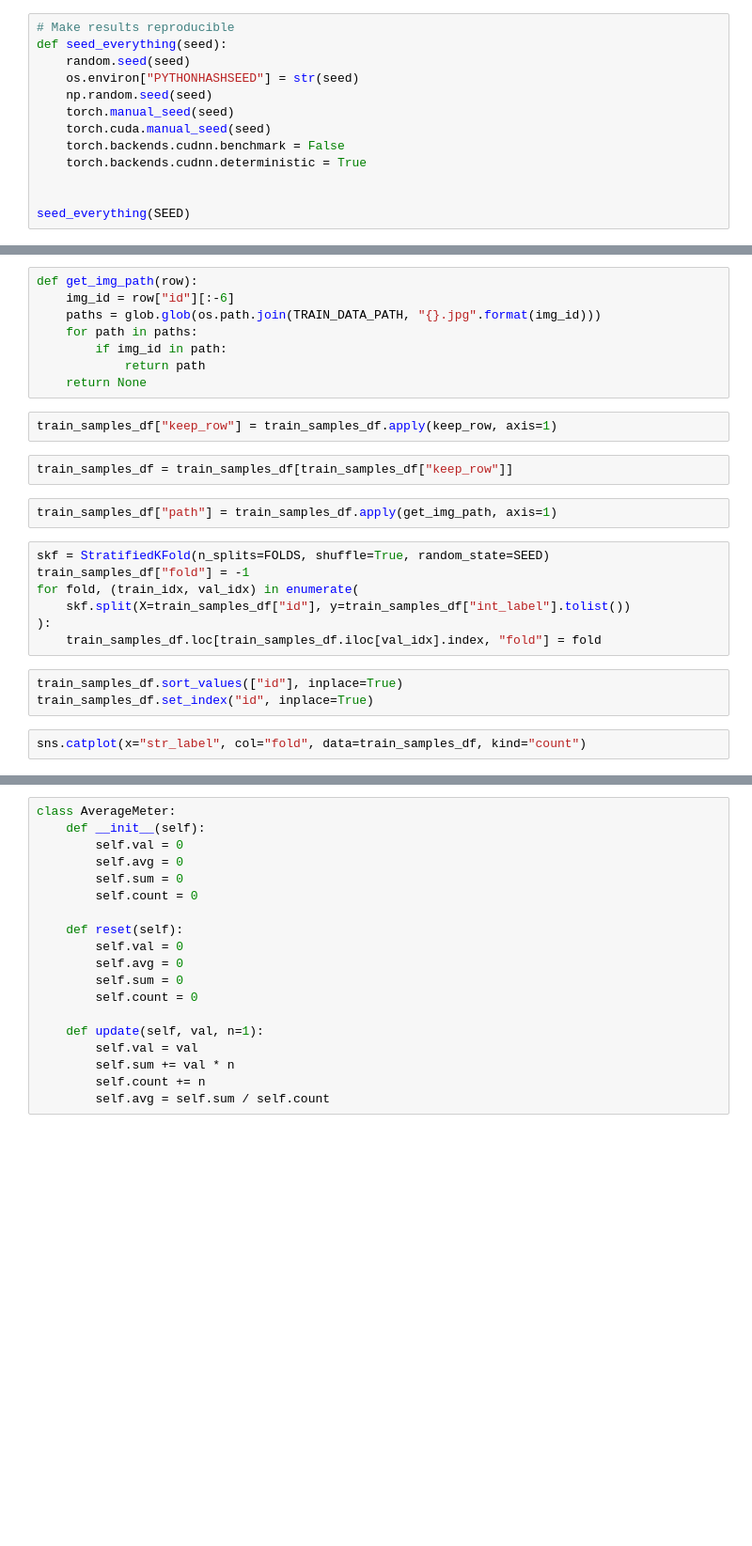
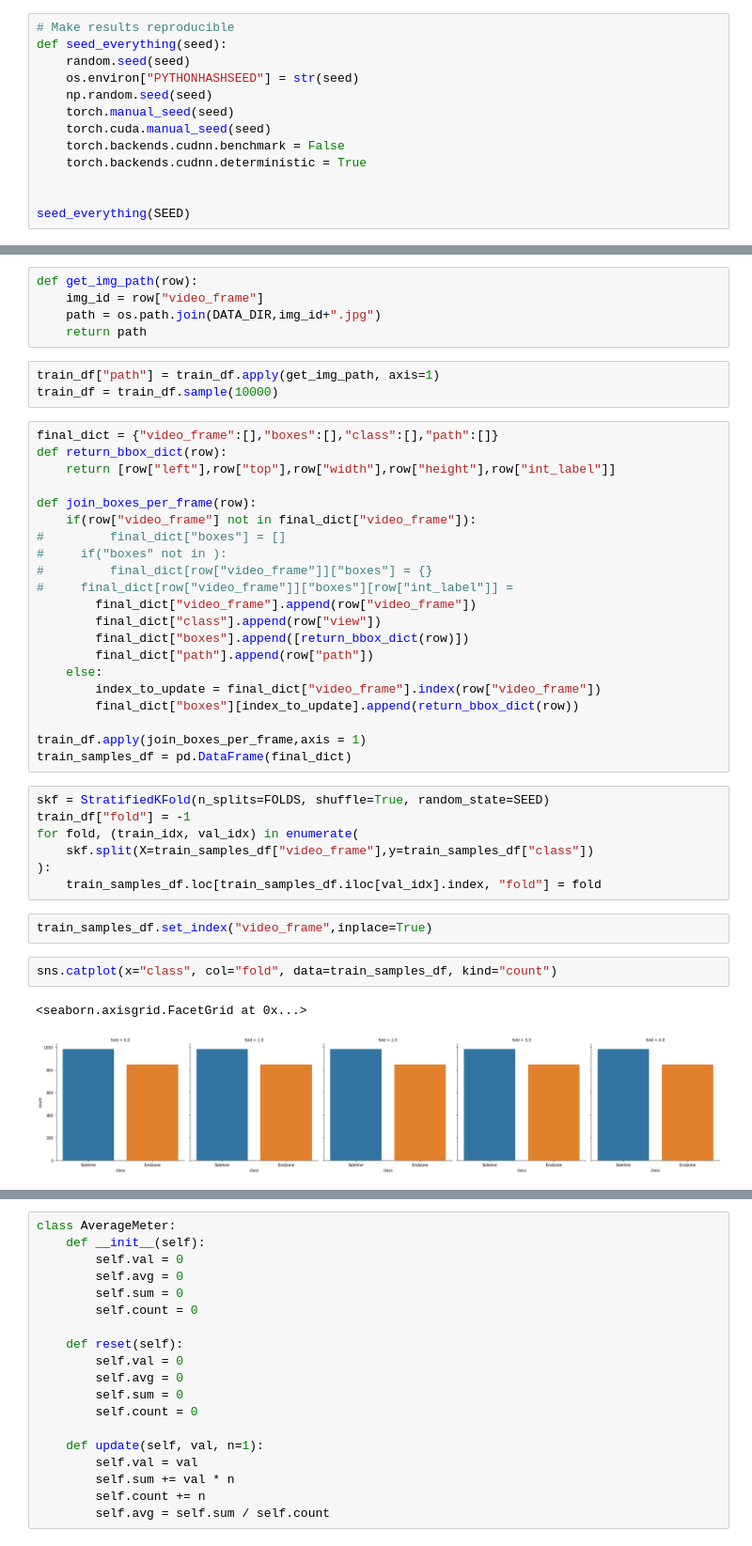
Before and after one commit to adarshvjois/efficient-det-siim-covid-19-challenge, a Jupyter notebook: Train-Object-Detection.ipynb, the cells around one changed output, grey strips where cells are left out. Shown: that part at 94% size. Drawn from its saved outputs; the diff is of its cells as text; blank space fills up the shorter version.

Commit message:
Modified dataloader for ndl data

```diff
--- a/Train-Object-Detection.ipynb
+++ b/Train-Object-Detection.ipynb
@@ -171,29 +83,46 @@ def keep_row(row):
 # %%
 def get_img_path(row):
-    img_id = row["id"][:-6]
-    paths = glob.glob(os.path.join(TRAIN_DATA_PATH, "{}.jpg".format(img_id)))
-    for path in paths:
-        if img_id in path:
-            return path
-    return None
+    img_id = row["video_frame"]
+    path = os.path.join(DATA_DIR,img_id+".jpg")
+    return path
-# %%
-train_samples_df["keep_row"] = train_samples_df.apply(keep_row, axis=1)
-# %%
-train_samples_df = train_samples_df[train_samples_df["keep_row"]]
 # %%
-train_samples_df["path"] = train_samples_df.apply(get_img_path, axis=1)
+train_df["path"] = train_df.apply(get_img_path, axis=1)
+train_df = train_df.sample(10000)
+# %%
+final_dict = {"video_frame":[],"boxes":[],"class":[],"path":[]}
+def return_bbox_dict(row):
+    return [row["left"],row["top"],row["width"],row["height"],row["int_label"]]
+
+def join_boxes_per_frame(row):
+    if(row["video_frame"] not in final_dict["video_frame"]):
+#         final_dict["boxes"] = []
+#     if("boxes" not in ):
+#         final_dict[row["video_frame"]]["boxes"] = {}
+#     final_dict[row["video_frame"]]["boxes"][row["int_label"]] =
+        final_dict["video_frame"].append(row["video_frame"])
+        final_dict["class"].append(row["view"])
+        final_dict["boxes"].append([return_bbox_dict(row)])
+        final_dict["path"].append(row["path"])
+    else:
+        index_to_update = final_dict["video_frame"].index(row["video_frame"])
+        final_dict["boxes"][index_to_update].append(return_bbox_dict(row))
+
+train_df.apply(join_boxes_per_frame,axis = 1)
+train_samples_df = pd.DataFrame(final_dict)
 # %%
 skf = StratifiedKFold(n_splits=FOLDS, shuffle=True, random_state=SEED)
-train_samples_df["fold"] = -1
+train_df["fold"] = -1
 for fold, (train_idx, val_idx) in enumerate(
-    skf.split(X=train_samples_df["id"], y=train_samples_df["int_label"].tolist())
+    skf.split(X=train_samples_df["video_frame"],y=train_samples_df["class"])
 ):
     train_samples_df.loc[train_samples_df.iloc[val_idx].index, "fold"] = fold
-# %%
-train_samples_df.sort_values(["id"], inplace=True)
-train_samples_df.set_index("id", inplace=True)
+# %%
+train_samples_df.set_index("video_frame",inplace=True)
 # %%
-sns.catplot(x="str_label", col="fold", data=train_samples_df, kind="count")
+sns.catplot(x="class", col="fold", data=train_samples_df, kind="count")
+# %% [output]
+<seaborn.axisgrid.FacetGrid at 0x...>
+[figure, added]
 # %%
 dev = torch.device("cuda") if torch.cuda.is_available() else torch.device("cpu")
 dev
```
Also changed, not shown: parts of 22 cells of this notebook.
